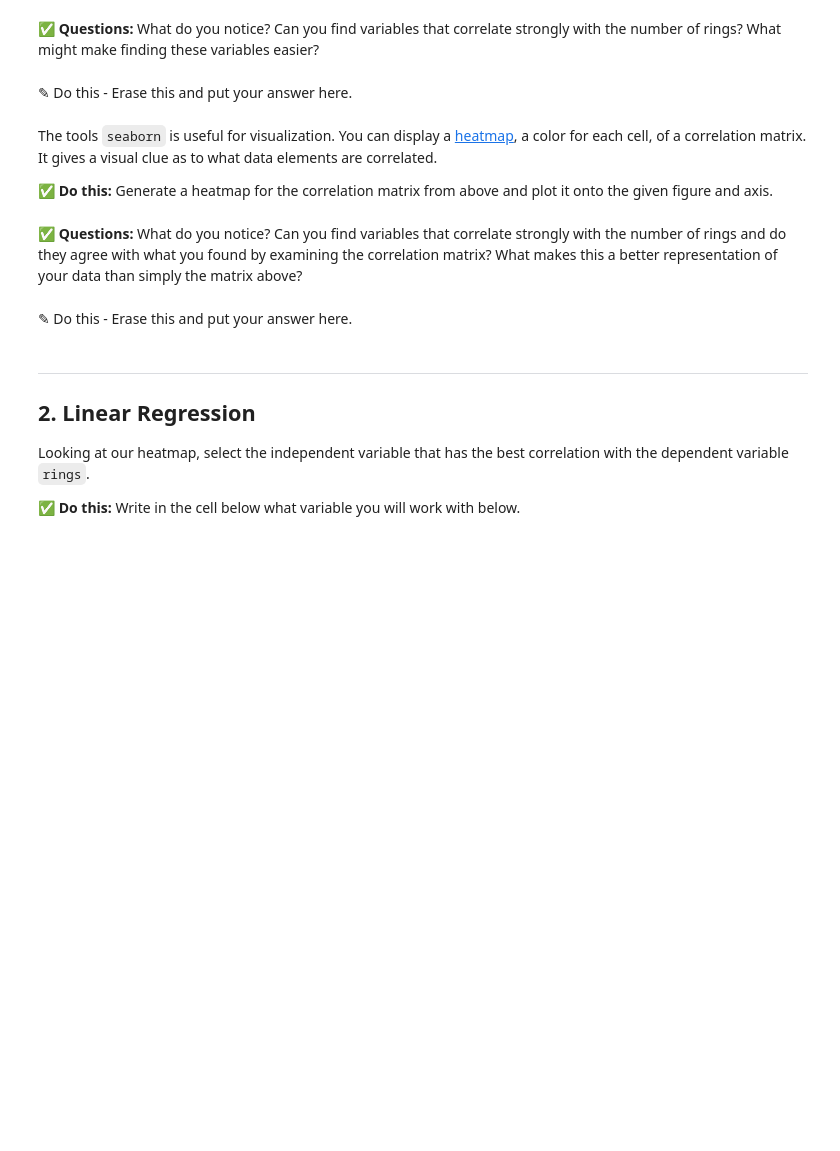
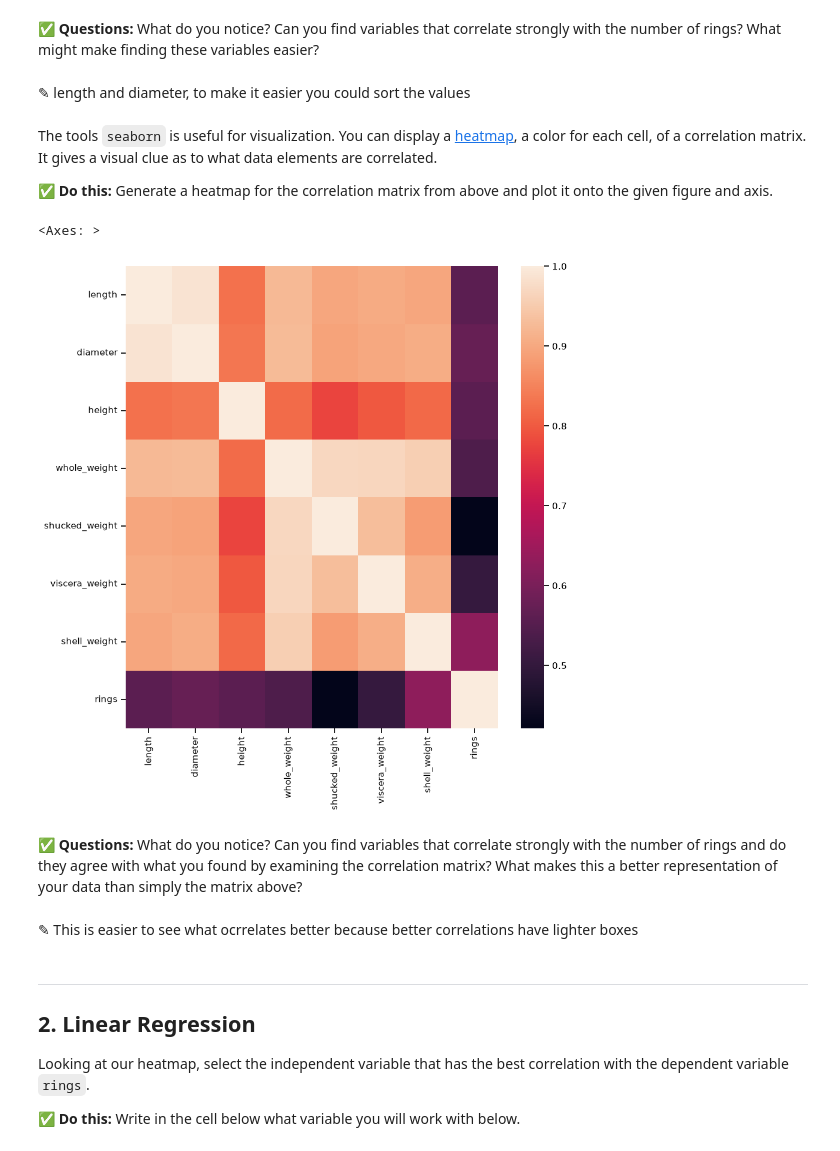
Before and after one commit to burlin25/CMSE202-f26-turnin, a Jupyter notebook: Day-13/Day-13_In-Class-Regression-STUDENT.ipynb, the cells around one changed output. Cells and saved outputs as stored; diff of their text form; code cells hidden in the pictures; blank space fills up the shorter version.

```diff
--- a/Day-13/Day-13_In-Class-Regression-STUDENT.ipynb
+++ b/Day-13/Day-13_In-Class-Regression-STUDENT.ipynb
@@ -115,3 +133,6 @@ The diagonal of the matrix is all ones since that the correlation of the column
 **&#9989; Do This:** Calculate and display the correlation matrix associated with your data. NOTE: Depending on your pandas version, this step might initially give you an error. If this is the case, remove the sex column from the dataframe.
 # %%
 # put your code here
+import pandas as pd
+correlation_matrix = abalone.drop(columns=['sex']).corr()
+print(correlation_matrix)
@@ -118,7 +159,7 @@ The diagonal of the matrix is all ones since that the correlation of the column
 # %% [markdown]
 **&#9989; Questions:** What do you notice? Can you find variables that correlate strongly with the number of rings? What might make finding these variables easier?
-# %% [markdown]
-<font size=+3>&#9998;</font> Do this - Erase this and put your answer here.
+# %% [markdown]
+<font size=+3>&#9998;</font> length and diameter, to make it easier you could sort the values
 # %% [markdown]
 The tools `seaborn` is useful for visualization. You can display a [heatmap](https://seaborn.pydata.org/generated/seaborn.heatmap.html), a color for each cell, of a correlation matrix. It gives a visual clue as to what data elements are correlated.
 
@@ -126,10 +167,15 @@ The tools `seaborn` is useful for visualization. You can display a [heatmap](htt
 # %%
 fig, ax = plt.subplots(1,1, figsize = (10,10) )
 # put your code here
+import seaborn
+seaborn.heatmap(correlation_matrix)
+# %% [output]
+<Axes: >
+[figure, added]
 # %% [markdown]
 **&#9989; Questions:** What do you notice? Can you find variables that correlate strongly with the number of rings and do they agree with what you found by examining the correlation matrix? What makes this a better representation of your data than simply the matrix above?
-# %% [markdown]
-<font size=+3>&#9998;</font> Do this - Erase this and put your answer here.
+# %% [markdown]
+<font size=+3>&#9998;</font> This is easier to see what ocrrelates better because better correlations have lighter boxes
 # %% [markdown]
 ---
 <a id="regression"></a>
```
Also changed, not shown: parts of 16 cells of this notebook, 2 other files.
